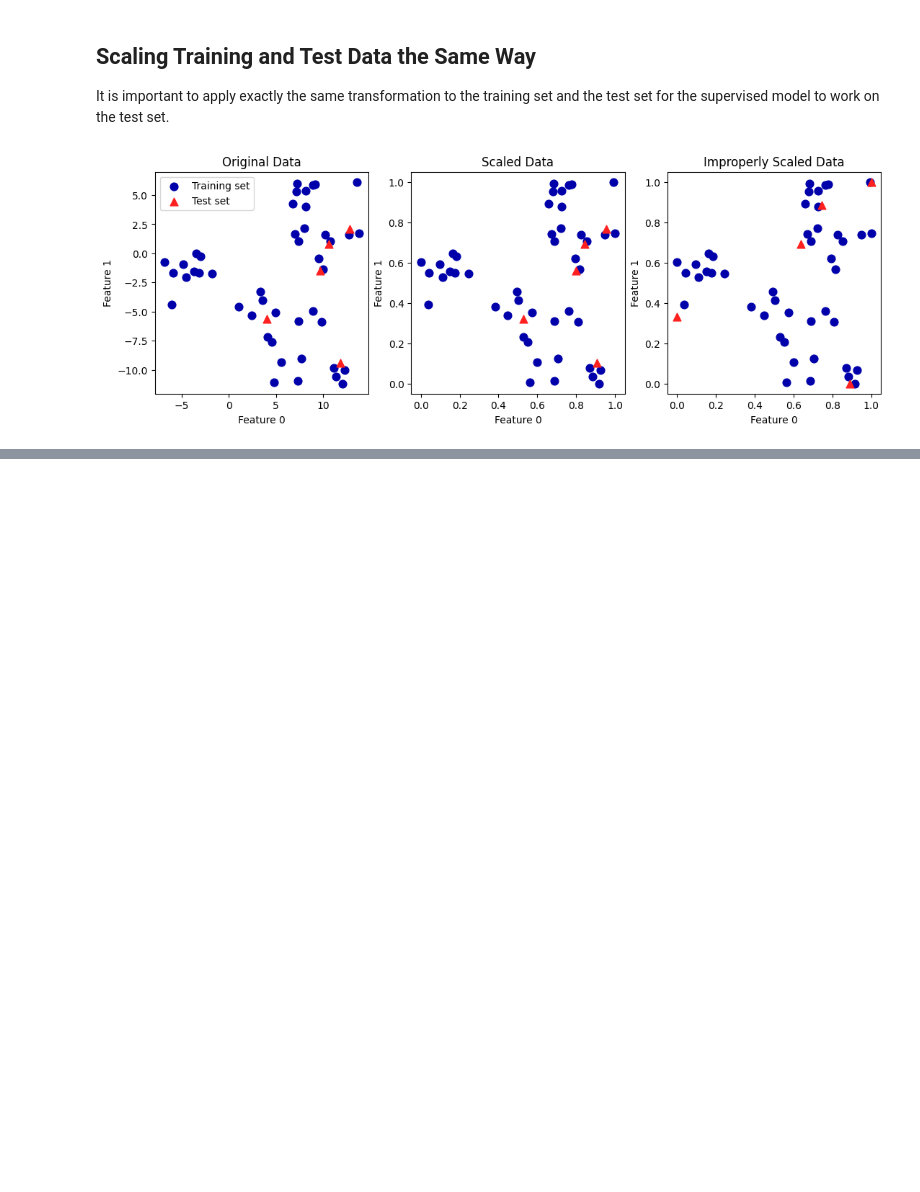
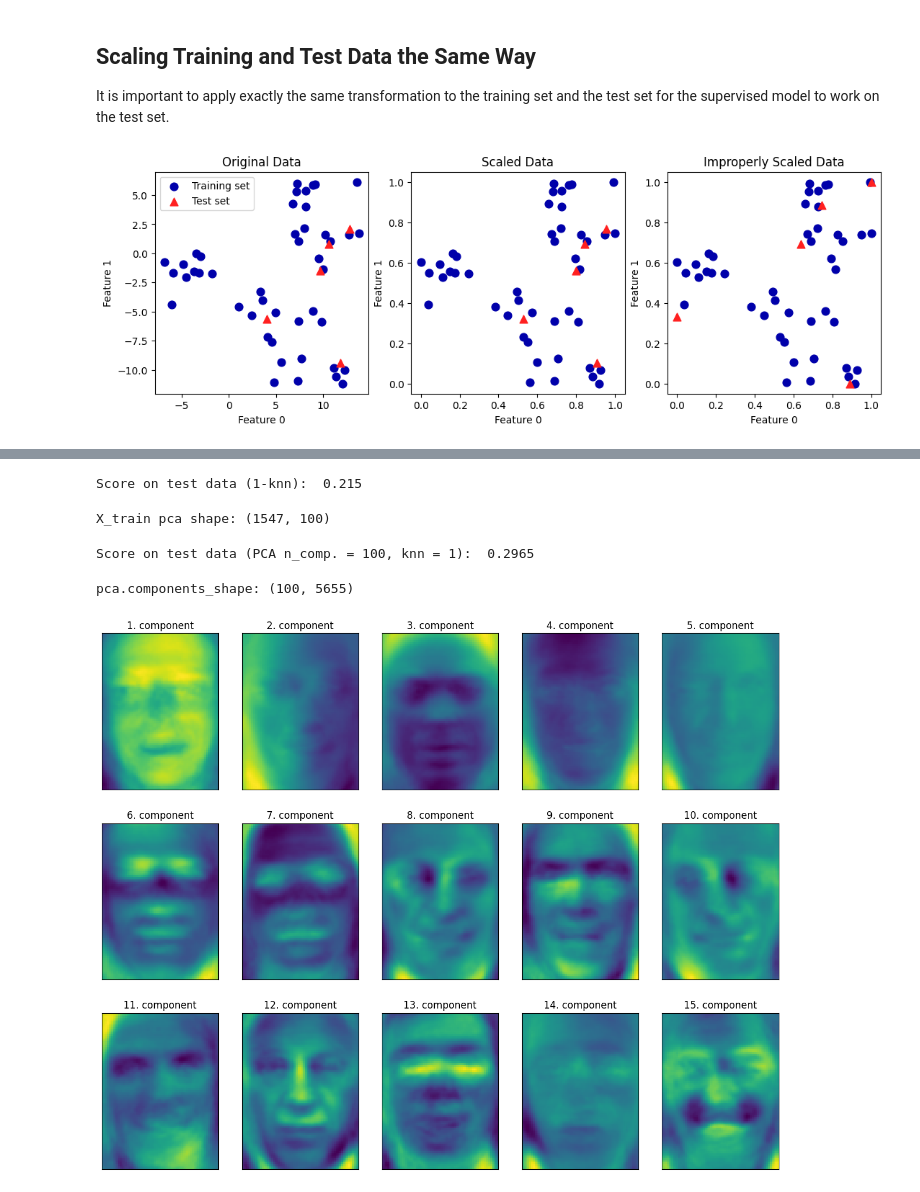
Before and after one commit to l-vice/Python, a Jupyter notebook: Introduction to Machine Learning with Python/03 - Unsupervised Learning and Preprocessing/02pr_unsup_walk.ipynb, the cells around one changed output, grey strips where cells are left out. Drawn from its saved outputs; the diff is of its cells as text; code cells hidden in the pictures; blank space fills up the shorter version.

```diff
--- a/Introduction to Machine Learning with Python/03 - Unsupervised Learning and Preprocessing/02pr_unsup_walk.ipynb
+++ b/Introduction to Machine Learning with Python/03 - Unsupervised Learning and Preprocessing/02pr_unsup_walk.ipynb
@@ -161,0 +286,57 @@ for ax in axes:
+# %%
+mask = np.zeros(people.target.shape, dtype=np.bool)
+for target in np.unique(people.target):
+    mask[np.where(people.target == target)[0][:50]] = 1
+
+X_people = people.data[mask]
+y_people = people.target[mask]
+
+# scale the grayscale values to be between 0 and 1
+# instead of 0 and 255 for better numeric stability
+X_people = X_people / 255.
+# %%
+from sklearn.neighbors import KNeighborsClassifier
+# split data into train and test
+
+X_train, X_test, y_train, y_test = train_test_split(
+    X_people, y_people,
+    stratify=y_people,
+    random_state=0
+    )
+
+# build a kNN classifier
+knn = KNeighborsClassifier(n_neighbors=1)
+knn.fit(X_train, y_train)
+
+print("Score on test data (1-knn): {: .3f}".format(knn.score(X_test, y_test)))
+# %% [output]
+Score on test data (1-knn):  0.215
+# %%
+# We enable whitening while fitting the pca model. Whitening scales the data
+
+pca = PCA(n_components=100, whiten=True, random_state=0).fit(X_train)
+X_train_pca = pca.transform(X_train)
+X_test_pca = pca.transform(X_test)
+
+print("X_train pca shape: {}".format(X_train_pca.shape))
+# %% [output]
+X_train pca shape: (1547, 100)
+# %%
+knn = KNeighborsClassifier(n_neighbors=1)
+knn.fit(X_train_pca, y_train)
+
+print("Score on test data (PCA n_comp. = 100, knn = 1): {: .4f}".format(knn.score(X_test_pca, y_test)))
+# %% [output]
+Score on test data (PCA n_comp. = 100, knn = 1):  0.2965
+# %%
+print("pca.components_shape: {}".format(pca.components_.shape))
+# %% [output]
+pca.components_shape: (100, 5655)
+# %%
+fig, axes = plt.subplots(nrows=3, ncols=5, figsize=(15, 12),
+                         subplot_kw={'xticks': (), 'yticks': ()})
+for i, (component, ax) in enumerate(zip(pca.components_, axes.ravel())):
+    ax.imshow(component.reshape(image_shape), cmap='viridis')
+    ax.set_title("{}. component".format((i + 1)))
+# %% [output]
+[figure, added]
```
Also changed, not shown: parts of 20 cells of this notebook.
